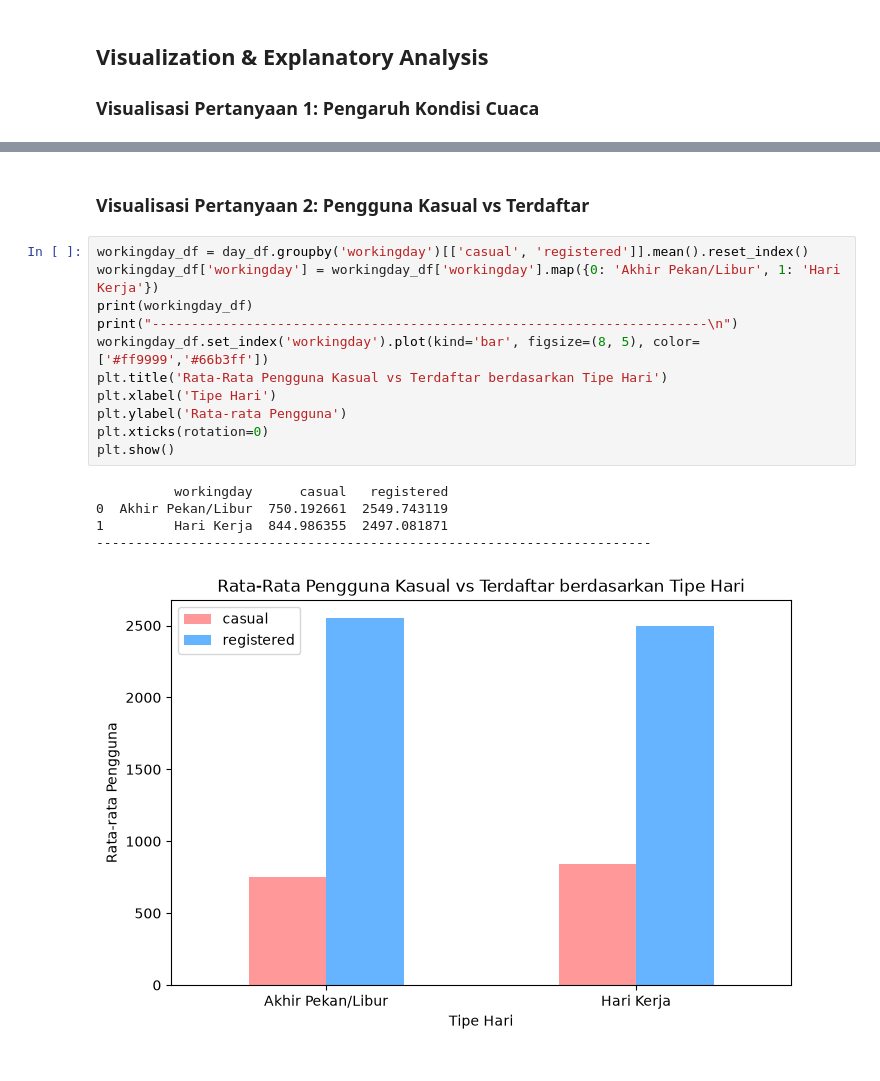
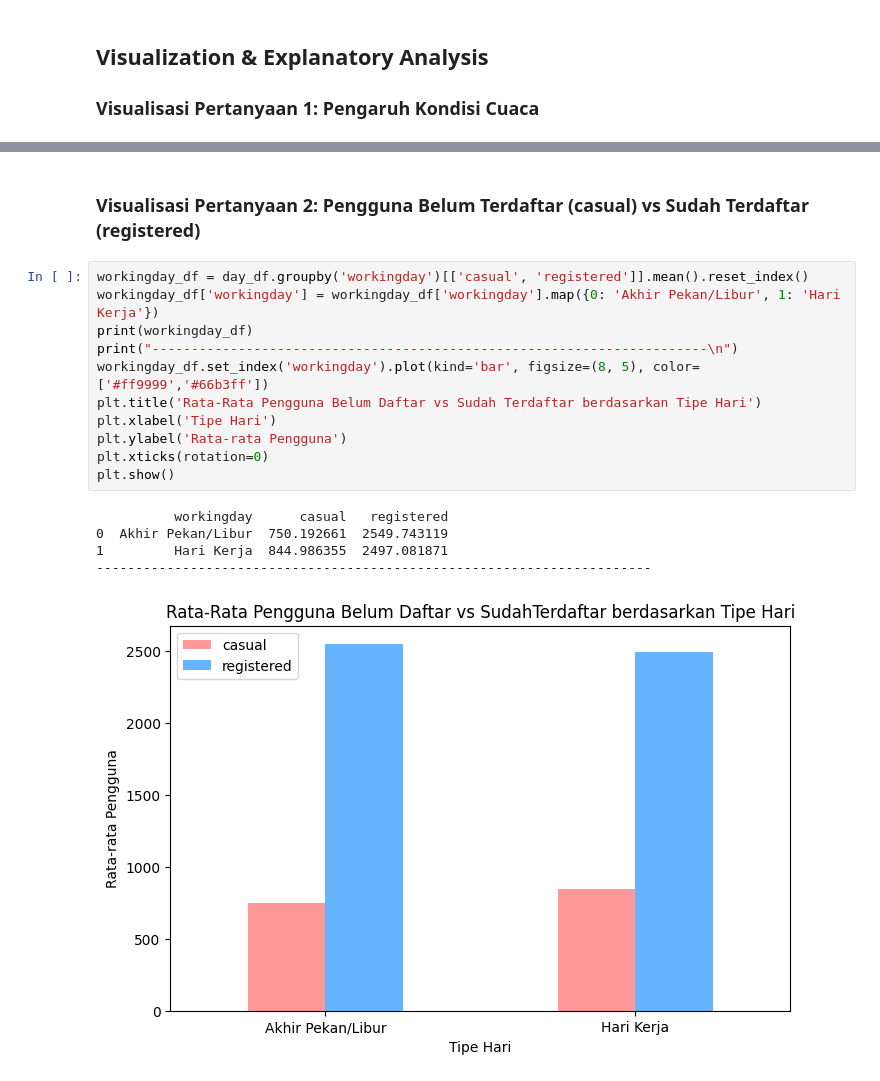
Before and after one commit to Wiyatno/sub_dico_stream, a Jupyter notebook: notebook.ipynb, the cells around one changed output, grey strips where cells are left out. Cells and saved outputs as stored; diff of their text form.

```diff
--- a/notebook.ipynb
+++ b/notebook.ipynb
@@ -183,22 +183,22 @@ plt.show()
 # %% [markdown]
-### Visualisasi Pertanyaan 2: Pengguna Kasual vs Terdaftar
+### Visualisasi Pertanyaan 2: Pengguna Belum Terdaftar (casual) vs Sudah Terdaftar (registered)
 # %%
 workingday_df = day_df.groupby('workingday')[['casual', 'registered']].mean().reset_index()
 workingday_df['workingday'] = workingday_df['workingday'].map({0: 'Akhir Pekan/Libur', 1: 'Hari Kerja'})
 print(workingday_df)
 print("-----------------------------------------------------------------------\n")
 workingday_df.set_index('workingday').plot(kind='bar', figsize=(8, 5), color=['#ff9999','#66b3ff'])
-plt.title('Rata-Rata Pengguna Kasual vs Terdaftar berdasarkan Tipe Hari')
+plt.title('Rata-Rata Pengguna Belum Daftar vs Sudah Terdaftar berdasarkan Tipe Hari')
 plt.xlabel('Tipe Hari')
 plt.ylabel('Rata-rata Pengguna')
 plt.xticks(rotation=0)
 plt.show()
 # %% [output]
           workingday      casual   registered
 0  Akhir Pekan/Libur  750.192661  2549.743119
 1         Hari Kerja  844.986355  2497.081871
 -----------------------------------------------------------------------
-[figure, old version]
+[figure, new version]
 # %% [markdown]
 ## Conclusion & Recommendation
 
```
Also changed, not shown: parts of 8 cells of this notebook.
